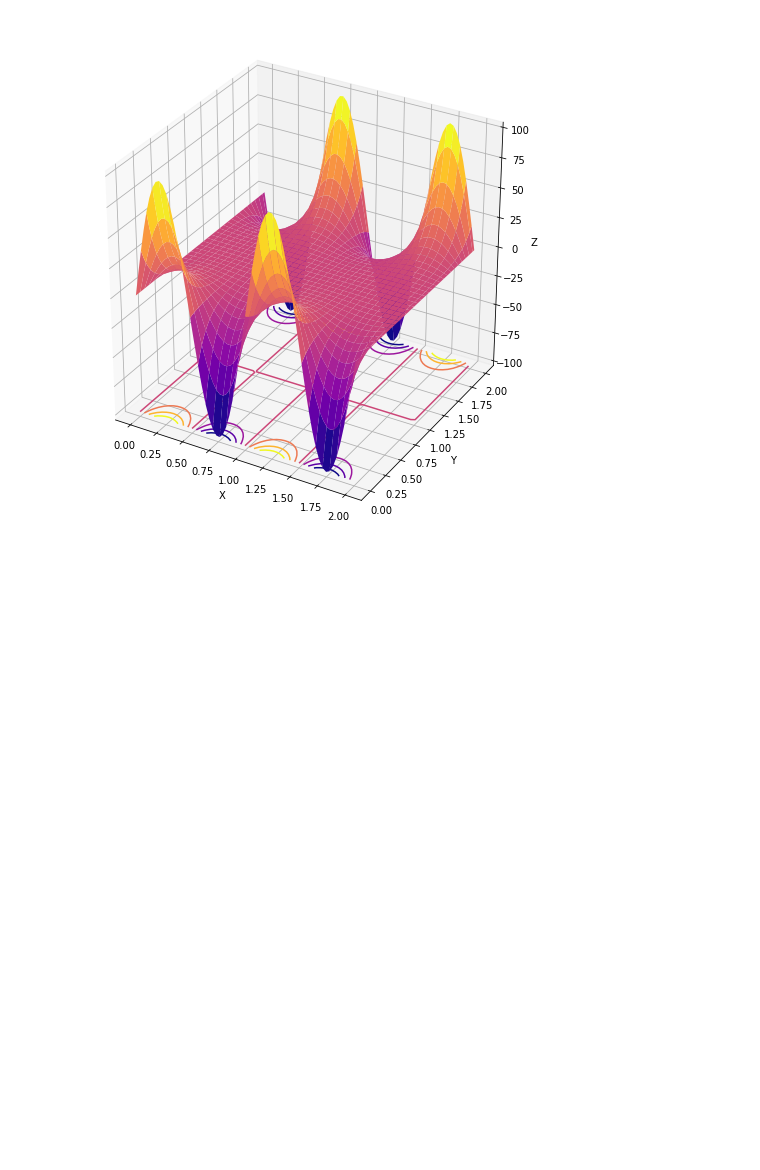
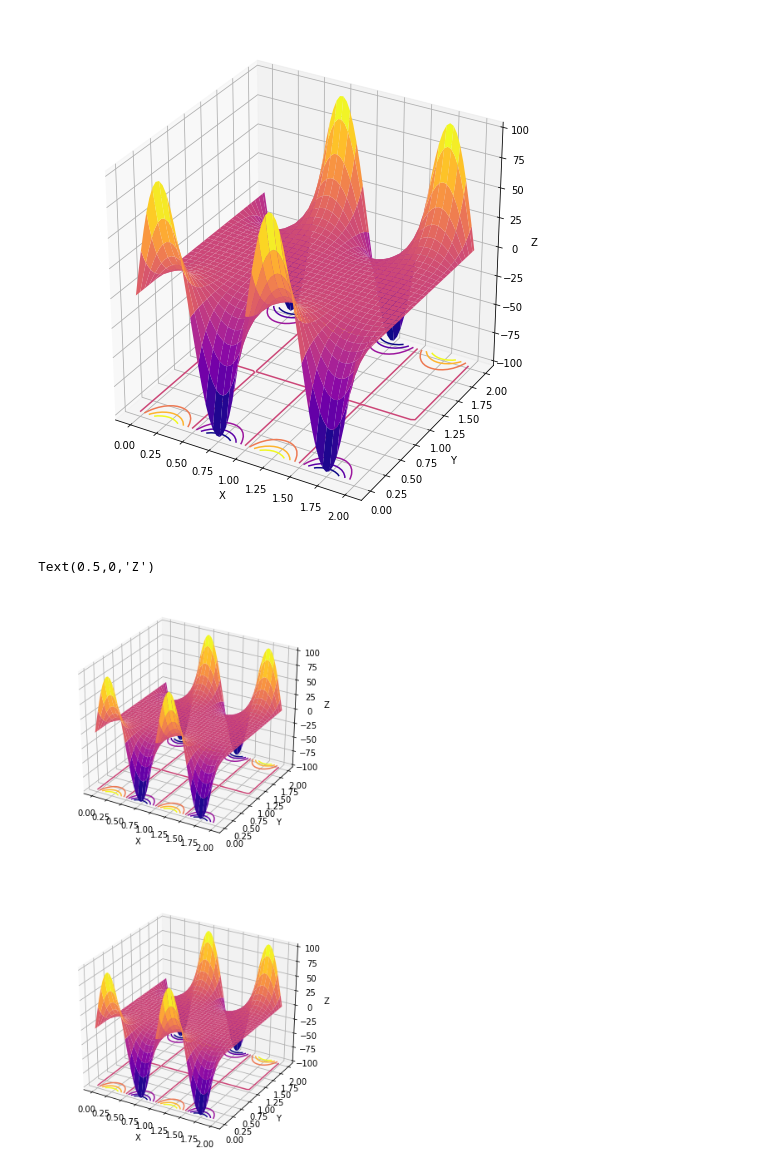
Before and after one commit to NathanMeulen/Finite_Differencing_Exploration, a Jupyter notebook: Assignment-Lab/Relaxation Methods.ipynb, the cells around one changed output. Cells and saved outputs as stored; diff of their text form; code cells hidden in the pictures; blank space fills up the shorter version.

Commit message:
Added missing plot

```diff
--- a/Assignment-Lab/Relaxation Methods.ipynb
+++ b/Assignment-Lab/Relaxation Methods.ipynb
@@ -192,7 +192,7 @@ y = np.linspace(y_min, y_max+1, d) #Y values. Centered around origin
 xx, yy = np.meshgrid(x, y) #Pre-generate the meshgrid of points for all space we care about
 
 #Runs finite differences for the parameters above.
-relaxed = relax(xx, yy, boundary_conditions=boundary_conditions_second, method=gauss_seidel)
+relaxed1 = relax(xx, yy, boundary_conditions=boundary_conditions_second, method=gauss_seidel)
 #**************Plotting & Stuff***************
 plotting = True
 
@@ -220,7 +220,7 @@ y = np.linspace(y_min, y_max+1, d) #Y values. Centered around origin
 xx, yy = np.meshgrid(x, y) #Pre-generate the meshgrid of points for all space we care about
 
 #Runs finite differences for the parameters above.
-relaxed = relax(xx, yy, boundary_conditions=boundary_conditions_second)
+relaxed2 = relax(xx, yy, boundary_conditions=boundary_conditions_second)
 #**************Plotting & Stuff***************
 plotting = True
 
@@ -229,3 +229,24 @@ if plotting:
 # %% [output]
 Converged in 1330 iterations.
 [figure]
+# %%
+fig, ax = plt.subplots(2, 1,  figsize=(6,12), subplot_kw={'projection': '3d'})
+
+surface = ax[0].plot_surface(xx, yy, relaxed1, cmap='plasma')
+surface.set_facecolor((0,0,0,0))
+ax[0].contour(xx, yy, relaxed1, zdir='z', cmap='plasma', offset=zshift)
+ax[0].set_zlim(zshift, 100)
+ax[0].set_xlabel('X')
+ax[0].set_ylabel('Y')
+ax[0].set_zlabel('Z')
+
+surface = ax[1].plot_surface(xx, yy, relaxed2, cmap='plasma')
+surface.set_facecolor((0,0,0,0))
+ax[1].contour(xx, yy, relaxed2, zdir='z', cmap='plasma', offset=zshift)
+ax[1].set_zlim(zshift, 100)
+ax[1].set_xlabel('X')
+ax[1].set_ylabel('Y')
+ax[1].set_zlabel('Z')
+# %% [output]
+Text(0.5,0,'Z')
+[figure, added]
```
